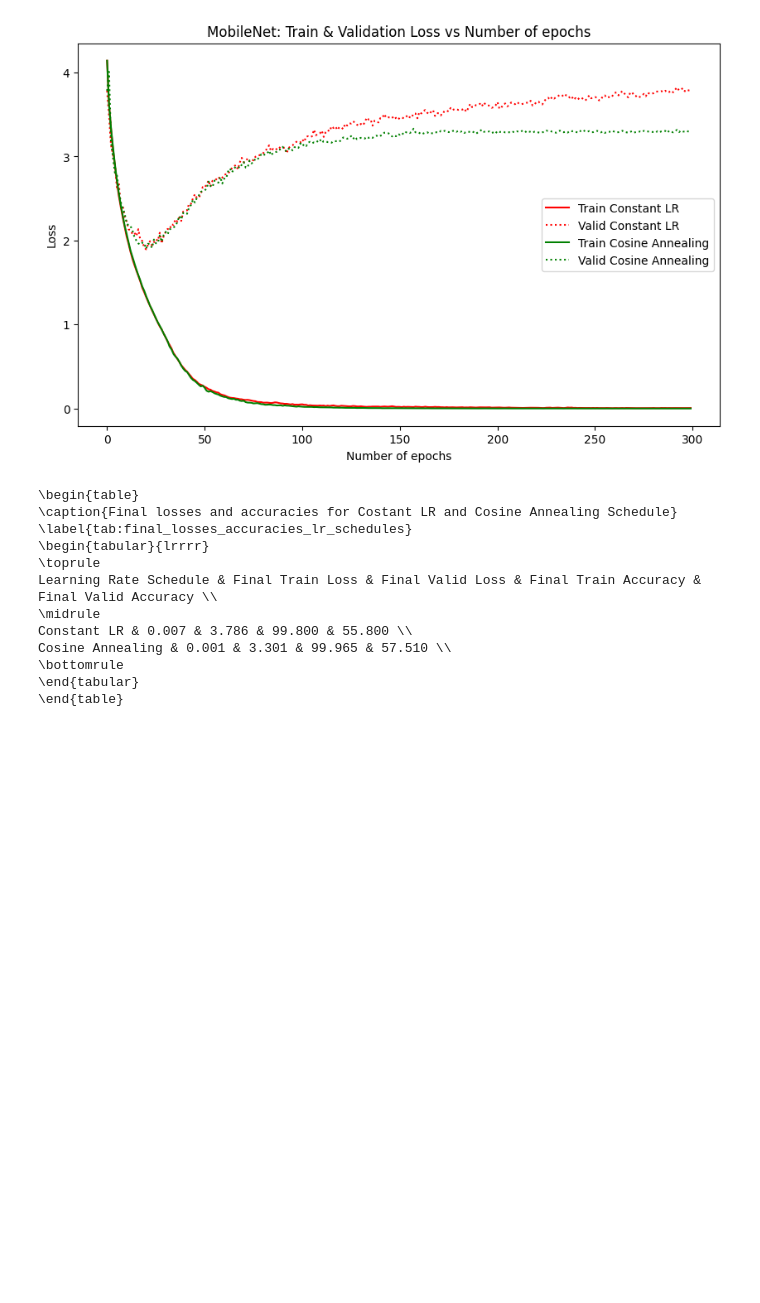
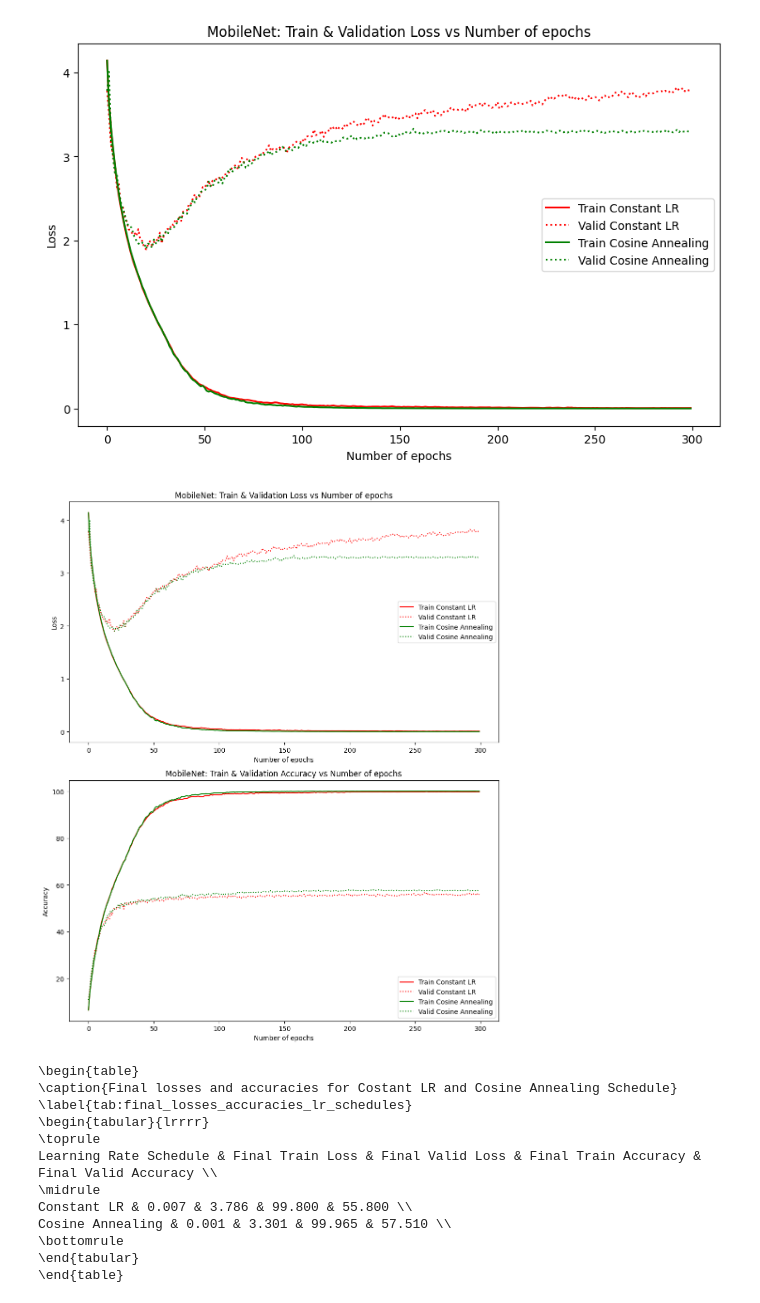
Before and after one commit to giangson19/ai6103_assignment, a Jupyter notebook: visualization.ipynb, the cells around one changed output. Drawn from its saved outputs; the diff is of its cells as text; code cells hidden in the pictures; blank space fills up the shorter version.

```diff
--- a/visualization.ipynb
+++ b/visualization.ipynb
@@ -194,6 +200,34 @@ plt.legend(['Train Constant LR', 'Valid Constant LR', 'Train Cosine Annealing',
 plt.show()
 # %% [output]
 [figure]
+# %%
+fig, (ax1, ax2) = plt.subplots(2, 1, figsize=(10, 12))
+
+# Plot for losses
+ax1.plot(range(len(constant_lr_005['train_losses'])), constant_lr_005['train_losses'], 'r-')
+ax1.plot(range(len(constant_lr_005['valid_losses'])), constant_lr_005['valid_losses'], 'r:')
+ax1.plot(range(len(cosine_annealing_005['train_losses'])), cosine_annealing_005['train_losses'], 'g-')
+ax1.plot(range(len(cosine_annealing_005['valid_losses'])), cosine_annealing_005['valid_losses'], 'g:')
+ax1.set_xlabel("Number of epochs")
+ax1.set_ylabel("Loss")
+ax1.set_title("MobileNet: Train & Validation Loss vs Number of epochs")
+ax1.legend(['Train Constant LR', 'Valid Constant LR', 'Train Cosine Annealing', 'Valid Cosine Annealing'])
+
+# Plot for accuracies
+ax2.plot(range(len(constant_lr_005['train_accuracies'])), constant_lr_005['train_accuracies'], 'r-')
+ax2.plot(range(len(constant_lr_005['valid_accuracies'])), constant_lr_005['valid_accuracies'], 'r:')
+ax2.plot(range(len(cosine_annealing_005['train_accuracies'])), cosine_annealing_005['train_accuracies'], 'g-')
+ax2.plot(range(len(cosine_annealing_005['valid_accuracies'])), cosine_annealing_005['valid_accuracies'], 'g:')
+ax2.set_xlabel("Number of epochs")
+ax2.set_ylabel("Accuracy")
+ax2.set_title("MobileNet: Train & Validation Accuracy vs Number of epochs")
+ax2.legend(['Train Constant LR', 'Valid Constant LR', 'Train Cosine Annealing', 'Valid Cosine Annealing'])
+
+plt.tight_layout()
+plt.savefig(f'images/losses_and_accuracies_constant_lr_cosine_annealing.pdf')
+plt.show()
+# %% [output]
+[figure, added]
 # %%
 import pandas as pd
 
```
Also changed, not shown: parts of 12 cells of this notebook, 5 other files.
